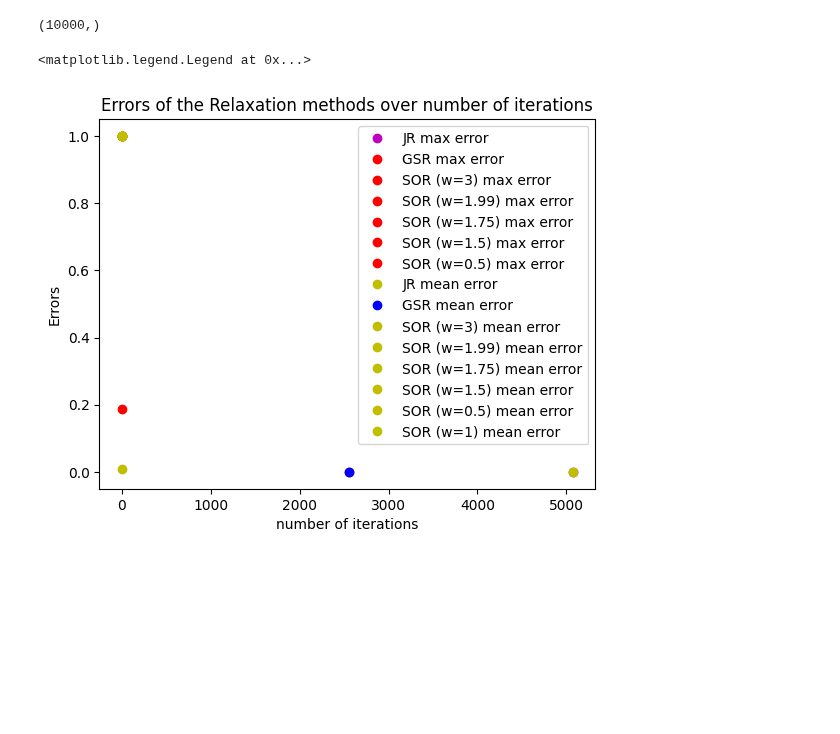
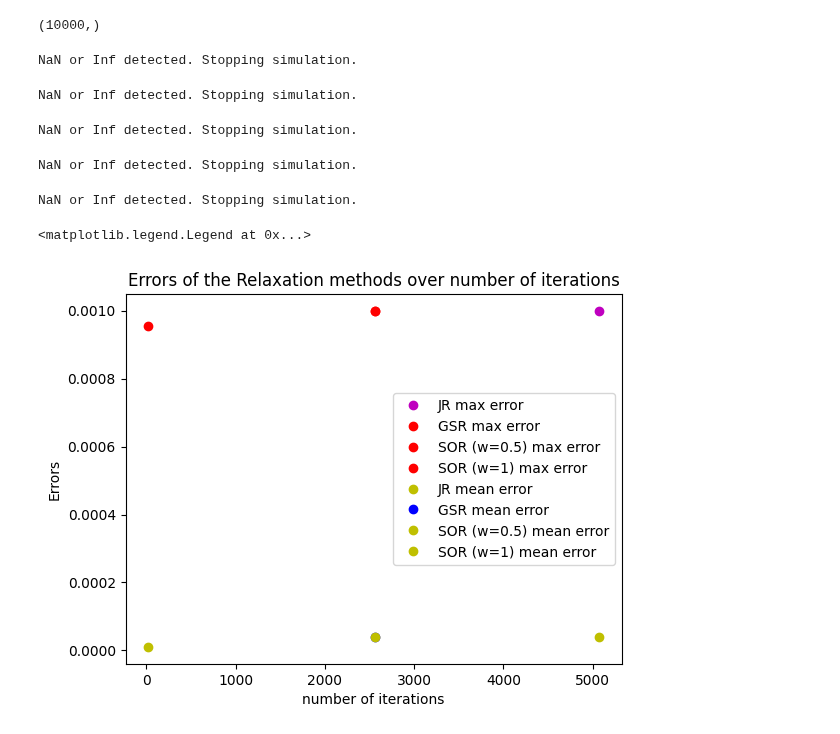
Before and after one commit to corinnawegner/Computational-physics, a Jupyter notebook: Project 4/Problem 1.ipynb, the cells around one changed output. Cells and saved outputs as stored; diff of their text form; code cells hidden in the pictures; blank space fills up the shorter version.

Commit message:
Plots

```diff
--- a/Project 4/Problem 1.ipynb
+++ b/Project 4/Problem 1.ipynb
@@ -102,14 +102,12 @@ def SO_relaxation(A, b, x_0, epsilon_max = 0.001, w=1):
     while np.max(epsilon_mat) > epsilon_max:
         x_GSR = np.matmul(DL_inv,b) + np.matmul(J,x)
         x = w*x_GSR+(1-w)*x
+        if np.isnan(x).any() or np.isinf(x).any():
+            print("NaN or Inf detected. Stopping simulation.")
+            break
         for r in range((l-2)**2):
             epsilon_mat[r] = np.abs(x[r+l]-0.25*(x[r+2*l]+x[r]+x[r+1+l]+x[r-1+l]))
         num_iterations += 1
     return x, num_iterations, np.max(epsilon_mat), np.mean(epsilon_mat)
 
 x_end_SOR_05, num_iter_SOR_05, err_max_SOR_05, err_mean_SOR_05 = SO_relaxation(A,b, x_0, w=0.5)
-x_end_SOR_1, num_iter_SOR_1, err_max_SOR_1, err_mean_SOR_1 = SO_relaxation(A,b, x_0, w=1)
-x_end_SOR_125, num_iter_SOR_125, err_max_SOR_125, err_mean_SOR_125 = SO_relaxation(A,b, x_0, w=1.25)
-x_end_SOR_15, num_iter_SOR_15, err_max_SOR_15, err_mean_SOR_15 = SO_relaxation(A,b, x_0, w=1.5)
-x_end_SOR_175, num_iter_SOR_175, err_max_SOR_175, err_mean_SOR_175 = SO_relaxation(A,b, x_0, w=1.75)
-x_end_SOR_199, num_iter_SOR_199, err_max_SOR_199, err_mean_SOR_199 = SO_relaxation(A,b, x_0, w=1.99)
@@ -116,28 +116,46 @@ x_end_SOR_199, num_iter_SOR_199, err_max_SOR_199, err_mean_SOR_199 = SO_relaxati
+# %%
+x_end_SOR_125, num_iter_SOR_125, err_max_SOR_125, err_mean_SOR_125 = SO_relaxation(A,b, x_0, w=1.25)
+# %% [output]
+NaN or Inf detected. Stopping simulation.
+# %%
+x_end_SOR_15, num_iter_SOR_15, err_max_SOR_15, err_mean_SOR_15 = SO_relaxation(A,b, x_0, w=1.5)
+# %% [output]
+NaN or Inf detected. Stopping simulation.
+# %%
+x_end_SOR_175, num_iter_SOR_175, err_max_SOR_175, err_mean_SOR_175 = SO_relaxation(A,b, x_0, w=1.75)
+# %% [output]
+NaN or Inf detected. Stopping simulation.
+# %%
+x_end_SOR_199, num_iter_SOR_199, err_max_SOR_199, err_mean_SOR_199 = SO_relaxation(A,b, x_0, w=1.99)
+# %% [output]
+NaN or Inf detected. Stopping simulation.
 # %%
 x_end_SOR_3, num_iter_SOR_3, err_max_SOR_3, err_mean_SOR_3 = SO_relaxation(A,b, x_0, w=3)
+# %% [output]
+NaN or Inf detected. Stopping simulation.
 # %%
 plt.plot(num_iter_JR, err_max_JR, "mo", label = "JR max error")
 plt.plot(num_iter_GSR, err_max_GSR, "ro", label= "GSR max error")
-plt.plot(num_iter_SOR_3, err_max_SOR_3, "ro", label = "SOR (w=3) max error")
-plt.plot(num_iter_SOR_199, err_max_SOR_199, "ro", label = "SOR (w=1.99) max error")
-plt.plot(num_iter_SOR_175,err_max_SOR_175, "ro", label = "SOR (w=1.75) max error")
-plt.plot(num_iter_SOR_15, err_max_SOR_15, "ro", label = "SOR (w=1.5) max error")
+#plt.plot(num_iter_SOR_3, err_max_SOR_3, "ro", label = "SOR (w=3) max error")
+#plt.plot(num_iter_SOR_199, err_max_SOR_199, "ro", label = "SOR (w=1.99) max error")
+#plt.plot(num_iter_SOR_175,err_max_SOR_175, "ro", label = "SOR (w=1.75) max error")
+#plt.plot(num_iter_SOR_15, err_max_SOR_15, "ro", label = "SOR (w=1.5) max error")
 plt.plot(num_iter_SOR_05, err_max_SOR_05, "ro", label = "SOR (w=0.5) max error")
 plt.plot(num_iter_SOR_1, err_max_SOR_1, "ro", label = "SOR (w=1) max error")
 
 plt.plot(num_iter_JR, err_mean_JR, "yo", label= "JR mean error")
 plt.plot(num_iter_GSR, err_mean_GSR, "bo", label = "GSR mean error")
-plt.plot(num_iter_SOR_3, err_mean_SOR_3, "yo", label = "SOR (w=3) mean error")
-plt.plot(num_iter_SOR_199, err_mean_SOR_199, "yo", label = "SOR (w=1.99) mean error")
-plt.plot(num_iter_SOR_175,err_mean_SOR_175, "yo", label = "SOR (w=1.75) mean error")
-plt.plot(num_iter_SOR_15, err_mean_SOR_15, "yo", label = "SOR (w=1.5) mean error")
+#plt.plot(num_iter_SOR_3, err_mean_SOR_3, "yo", label = "SOR (w=3) mean error")
+#plt.plot(num_iter_SOR_199, err_mean_SOR_199, "yo", label = "SOR (w=1.99) mean error")
+#plt.plot(num_iter_SOR_175,err_mean_SOR_175, "yo", label = "SOR (w=1.75) mean error")
+#plt.plot(num_iter_SOR_15, err_mean_SOR_15, "yo", label = "SOR (w=1.5) mean error")
 plt.plot(num_iter_SOR_05, err_mean_SOR_05, "yo", label = "SOR (w=0.5) mean error")
 plt.plot(num_iter_SOR_1, err_mean_SOR_1, "yo", label = "SOR (w=1) mean error")
 
 plt.title("Errors of the Relaxation methods over number of iterations")
 plt.ylabel("Errors")
 plt.xlabel("number of iterations")
 plt.legend()
 # %% [output]
 <matplotlib.legend.Legend at 0x...>
-[figure, old version]
+[figure, new version]
```
Also changed, not shown: parts of 6 cells of this notebook.
